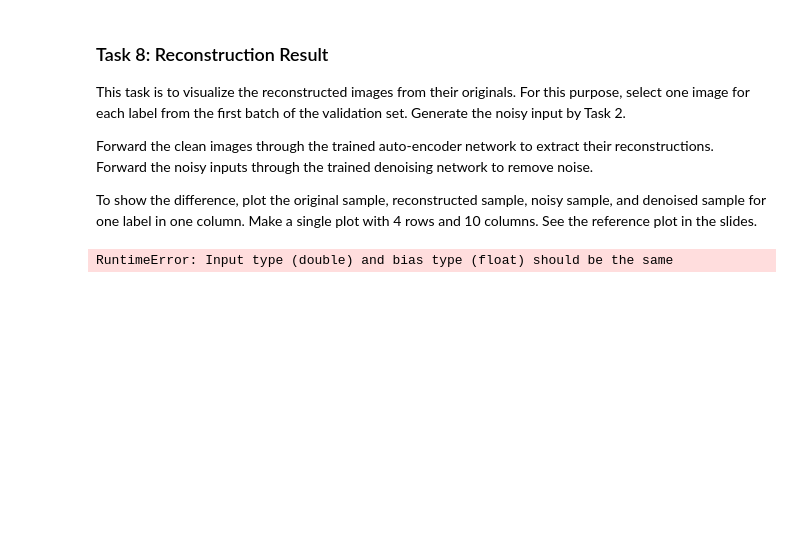
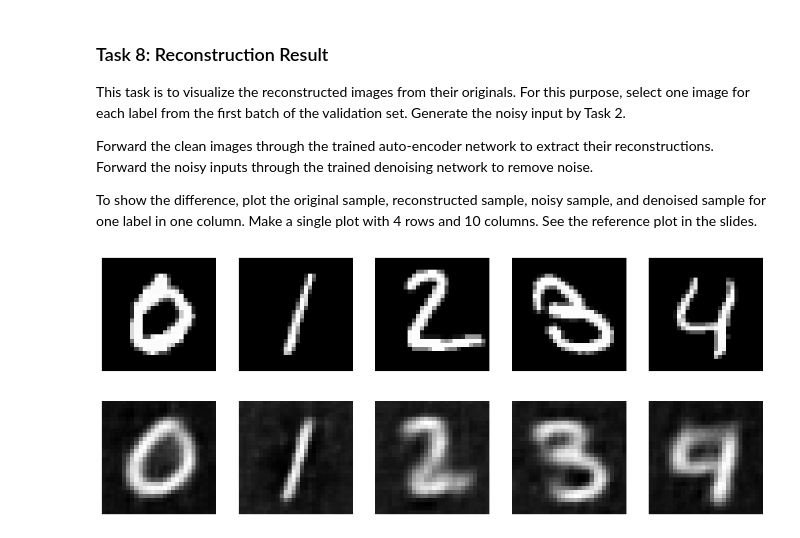
Before and after one commit to danielbarco/deeplearning, a Jupyter notebook: DL-Assignment09.ipynb, the cells around one changed output. Drawn from its saved outputs; the diff is of its cells as text; code cells hidden in the pictures; blank space fills up the shorter version.

```diff
--- a/DL-Assignment09.ipynb
+++ b/DL-Assignment09.ipynb
@@ -281,12 +281,11 @@ def training_loop(network, lr=0.001, denoise=False, alpha=0.5):
     train_loss = validation_loss = 0.
 
     for x,_ in train_loader:
-
       optimizer.zero_grad()
 
       # generate noise images by factor alpha as input if denoise is True
       if denoise:
-        x = noise(x, alpha)
+        x = torch.tensor(noise(x, alpha), dtype=torch.float32)
 
       # compute network output
       y = network(x.to(device))
@@ -339,5 +343,5 @@ Epoch 5; train: 0.00350, val: 0.00090
 network1 = AutoEncoder(32, 32, 10).to(device)
 
 # perform auto-encoder training
-training_loop(network1, lr=0.001, denoise=True, alpha=0.5)
+training_loop(network1, lr=0.0005, denoise=True, alpha=0.5)
 # %% [output]
@@ -361,33 +373,33 @@ See the reference plot in the slides.
 validation_loader = torch.utils.data.DataLoader(dataset = validation_set, batch_size=128)
 
 # get first validation set batch
 x,t = next(iter(validation_loader))
 
 # select first image of each class
 select = [ x[t==i][0] for i in range(10) ]
 
 
 # If required, convert the list of select images into tensor through torch.stack
 original = torch.stack(select)
 
 # compute reconstructed samples
 reconstructed = network1(original.to(device)).cpu().detach()
 # generate noisy samples
-noisy = noise(original)
+noisy = torch.tensor(noise(original), dtype=torch.float32).to(device)
 # compute denoised samples
-denoised = network1(noisy.to(device)).cpu().detach()
+denoised = network1(noisy).cpu().detach()
 
 samples = [original, reconstructed, noisy, denoised]
 
 # plot images
 from matplotlib import pyplot
 pyplot.rcParams['image.cmap'] = 'gray'
 
 fig, axes = pyplot.subplots(nrows=2, ncols = 5, figsize=(15, 6))
 
 for i in range(2):
   for j in range(5):
     axes[i][j].imshow(samples[i][j].squeeze())
     axes[i][j].axis("off")
 # %% [output]
-RuntimeError: Input type (double) and bias type (float) should be the same
+[figure, added]
```
Also changed, not shown: parts of 3 cells of this notebook.
